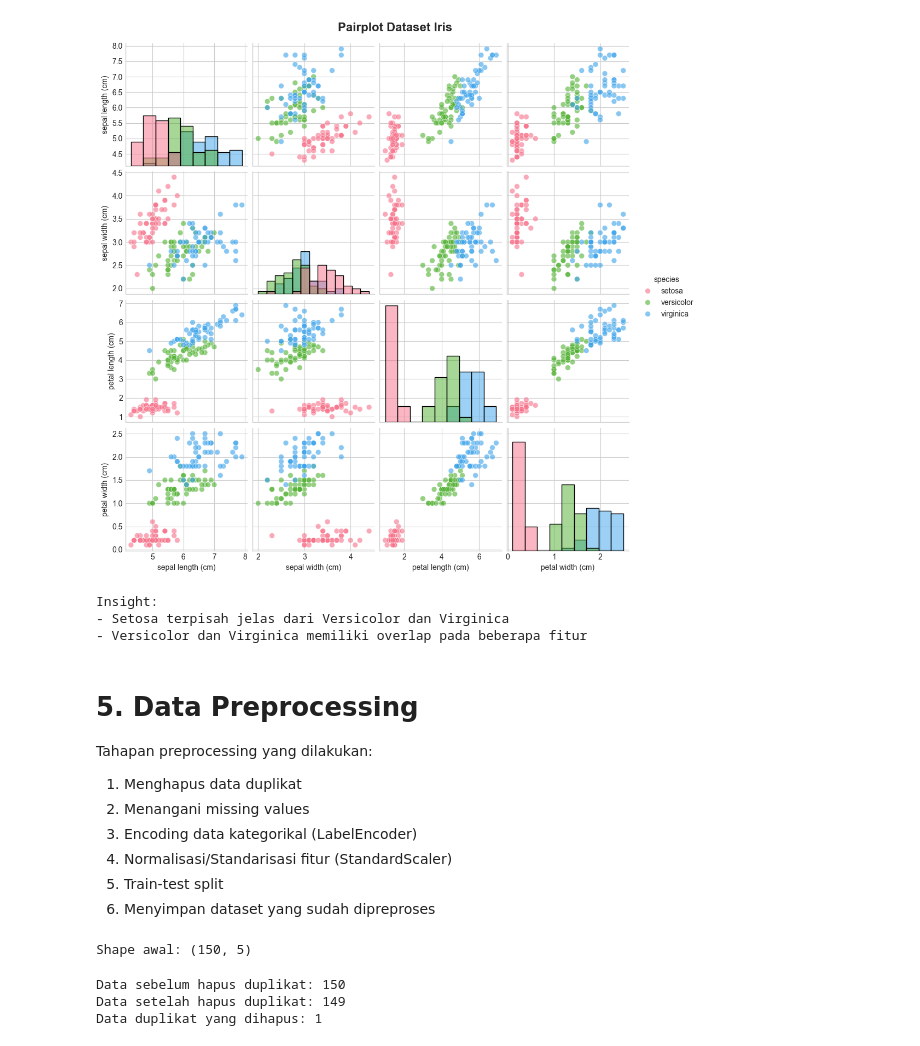
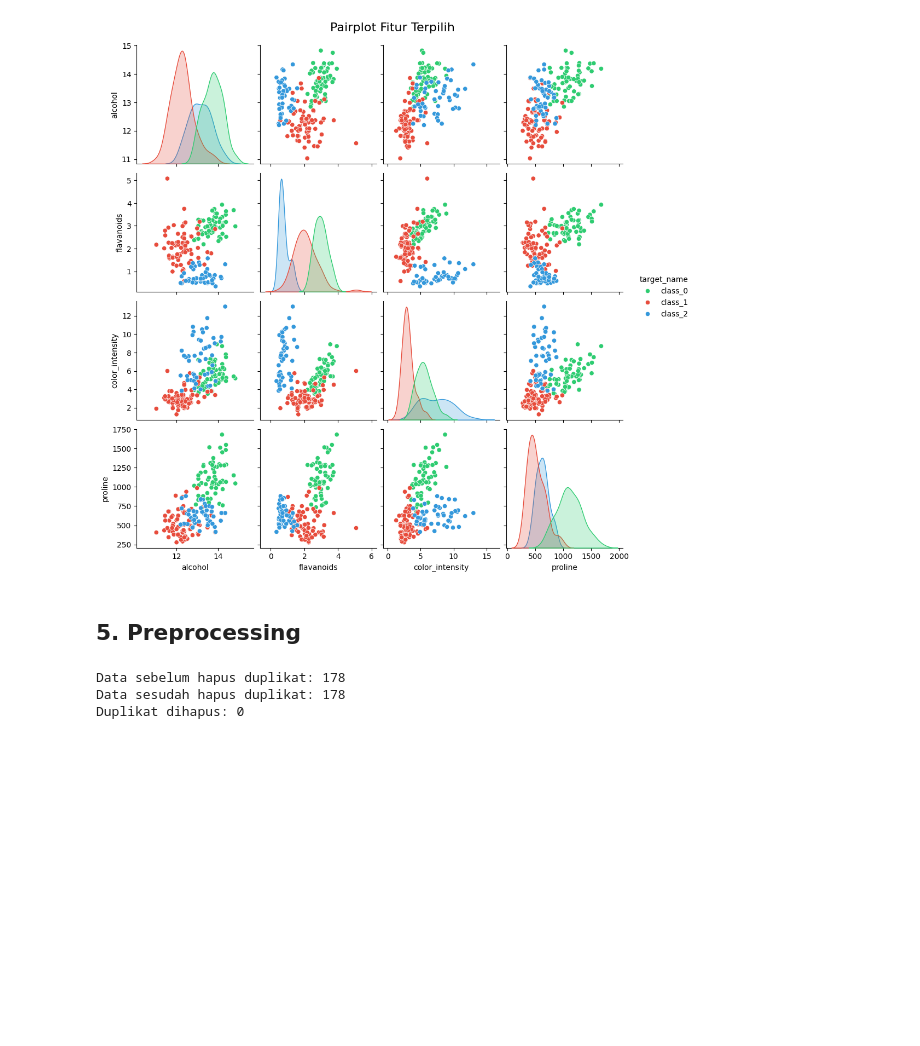
Before and after one commit to Fyodor-DOs/Eksperimen_SML_Fathir, a Jupyter notebook: preprocessing/Eksperimen_Fathir.ipynb, the cells around one changed output. Saved outputs shown, nothing was run; the diff lists cells and outputs as text; code cells hidden in the pictures; blank space fills up the shorter version.

```diff
--- a/preprocessing/Eksperimen_Fathir.ipynb
+++ b/preprocessing/Eksperimen_Fathir.ipynb
@@ -26,25 +33,14 @@ Import pustaka Python yang dibutuhkan untuk analisis data dan pembangunan model
 # %%
-# Library untuk manipulasi data
 import pandas as pd
 import numpy as np
-
-# Library untuk visualisasi
 import matplotlib.pyplot as plt
 import seaborn as sns
-
-# Library untuk preprocessing
-from sklearn.preprocessing import StandardScaler, LabelEncoder
+from sklearn.datasets import load_wine
+from sklearn.preprocessing import StandardScaler
 from sklearn.model_selection import train_test_split
-
-# Library untuk dataset
-from sklearn.datasets import load_iris
-
-# Setting visualisasi
-plt.style.use('seaborn-v0_8-whitegrid')
-sns.set_palette('husl')
-
+import os
 import warnings
 warnings.filterwarnings('ignore')
 
-print('Semua library berhasil di-import!')
+print('Library berhasil di-import!')
 # %% [output]
@@ -221,43 +213,23 @@ Insight:
-# %%
-# 4.7 Pairplot
-sns.pairplot(df, hue='species', palette='husl', diag_kind='hist',
-             plot_kws={'alpha': 0.6, 's': 50})
-plt.suptitle('Pairplot Dataset Iris', y=1.02, fontsize=16, fontweight='bold')
-plt.show()
-
-print('Insight:')
-print('- Setosa terpisah jelas dari Versicolor dan Virginica')
-print('- Versicolor dan Virginica memiliki overlap pada beberapa fitur')
-# %% [output]
-[figure, removed]
-Insight:
-- Setosa terpisah jelas dari Versicolor dan Virginica
-- Versicolor dan Virginica memiliki overlap pada beberapa fitur
-# %% [markdown]
-# **5. Data Preprocessing**
-
-Tahapan preprocessing yang dilakukan:
-1. Menghapus data duplikat
-2. Menangani missing values
-3. Encoding data kategorikal (LabelEncoder)
-4. Normalisasi/Standarisasi fitur (StandardScaler)
-5. Train-test split
-6. Menyimpan dataset yang sudah dipreproses
-# %%
-# 5.1 Copy dataset untuk preprocessing
-df_prep = df.copy()
-print(f'Shape awal: {df_prep.shape}')
-# %% [output]
-Shape awal: (150, 5)
+# %%
+# 4.8 Pairplot (subset fitur paling diskriminatif)
+selected_features = ['alcohol', 'flavanoids', 'color_intensity', 'proline', 'target_name']
+sns.pairplot(df[selected_features], hue='target_name', palette=colors, diag_kind='kde')
+plt.suptitle('Pairplot Fitur Terpilih', y=1.02, fontsize=16)
+plt.show()
+# %% [output]
+[figure, added]
+# %% [markdown]
+## 5. Preprocessing
 # %%
-# 5.2 Hapus Data Duplikat
-before = df_prep.shape[0]
-df_prep.drop_duplicates(inplace=True)
-after = df_prep.shape[0]
+# 5.1 Hapus duplikat (jika ada)
+df_clean = df.drop(columns=['target_name']).copy()
+before = len(df_clean)
+df_clean = df_clean.drop_duplicates()
+after = len(df_clean)
 print(f'Data sebelum hapus duplikat: {before}')
-print(f'Data setelah hapus duplikat: {after}')
-print(f'Data duplikat yang dihapus: {before - after}')
+print(f'Data sesudah hapus duplikat: {after}')
+print(f'Duplikat dihapus: {before - after}')
 # %% [output]
-Data sebelum hapus duplikat: 150
-Data setelah hapus duplikat: 149
-Data duplikat yang dihapus: 1
+Data sebelum hapus duplikat: 178
+Data sesudah hapus duplikat: 178
+Duplikat dihapus: 0
```
Also changed, not shown: parts of 30 cells of this notebook, 4 other files.
